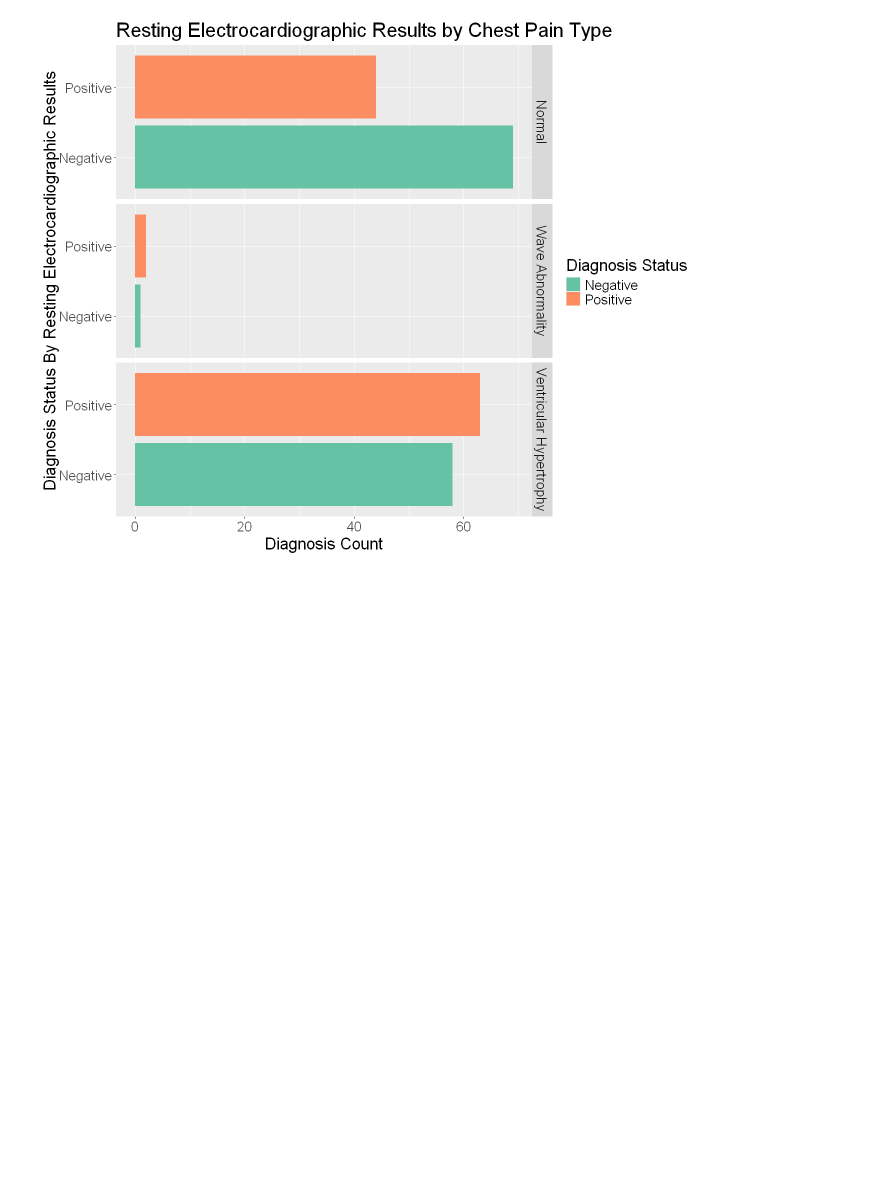
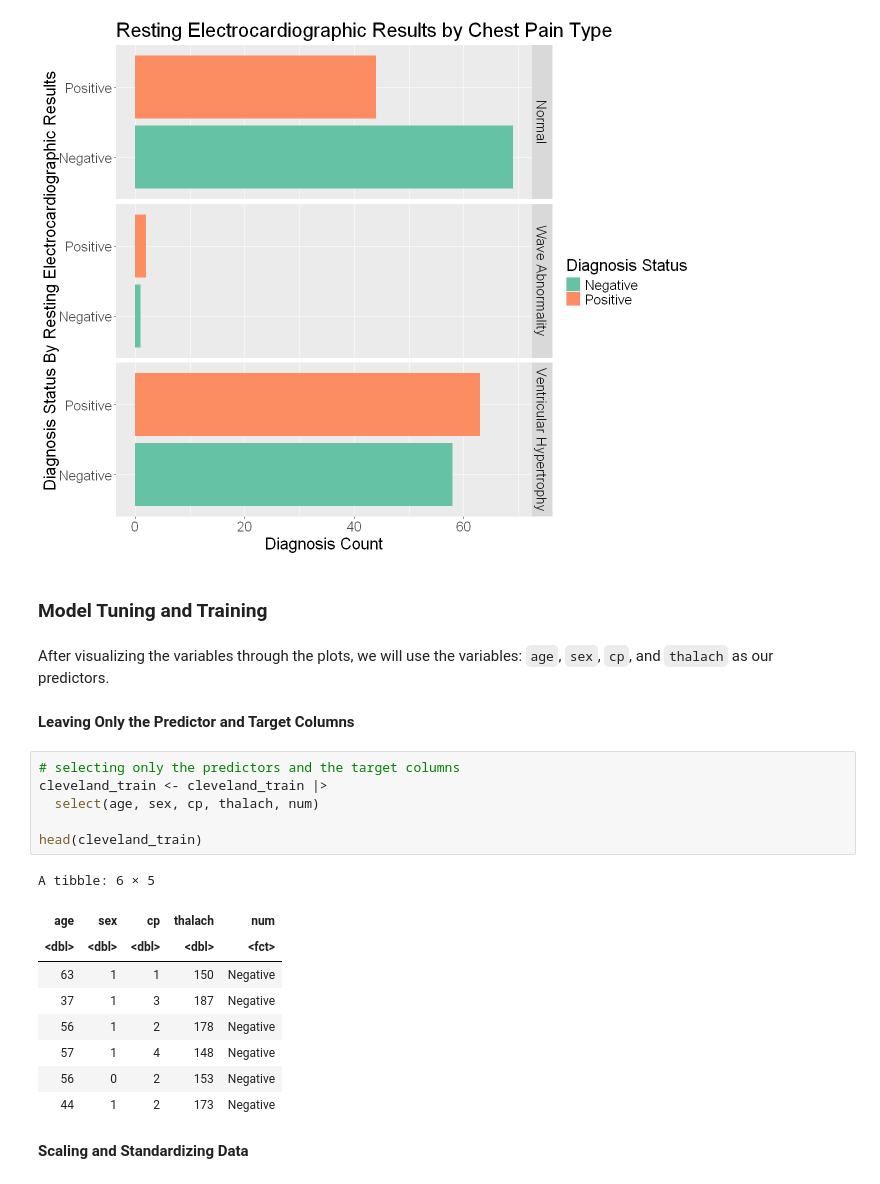
Before and after one commit to Jaboott/DSCI100-Project, a Jupyter notebook: Final_Report.ipynb, the cells around one changed output. Saved outputs shown, nothing was run; the diff lists cells and outputs as text; blank space fills up the shorter version.

```diff
--- a/Final_Report.ipynb
+++ b/Final_Report.ipynb
@@ -627,3 +595,27 @@ restecg_dist <- cleveland_train |>
 restecg_dist
 # %% [output]
 [figure]
+# %% [markdown]
+### Model Tuning and Training
+# %% [markdown]
+After visualizing the variables through the plots, we will use the variables: `age`, `sex`, `cp`, and `thalach` as our predictors.
+# %% [markdown]
+**Leaving Only the Predictor and Target Columns**
+# %%
+# selecting only the predictors and the target columns
+cleveland_train <- cleveland_train |>
+  select(age, sex, cp, thalach, num)
+
+head(cleveland_train)
+# %% [output]
+A tibble: 6 × 5
+| age | sex | cp | thalach | num |
+| <dbl> | <dbl> | <dbl> | <dbl> | <fct> |
+| 63 | 1 | 1 | 150 | Negative |
+| 37 | 1 | 3 | 187 | Negative |
+| 56 | 1 | 2 | 178 | Negative |
+| 57 | 1 | 4 | 148 | Negative |
+| 56 | 0 | 2 | 153 | Negative |
+| 44 | 1 | 2 | 173 | Negative |
+# %% [markdown]
+**Scaling and Standardizing Data**
```
Also changed, not shown: parts of 32 cells of this notebook.
